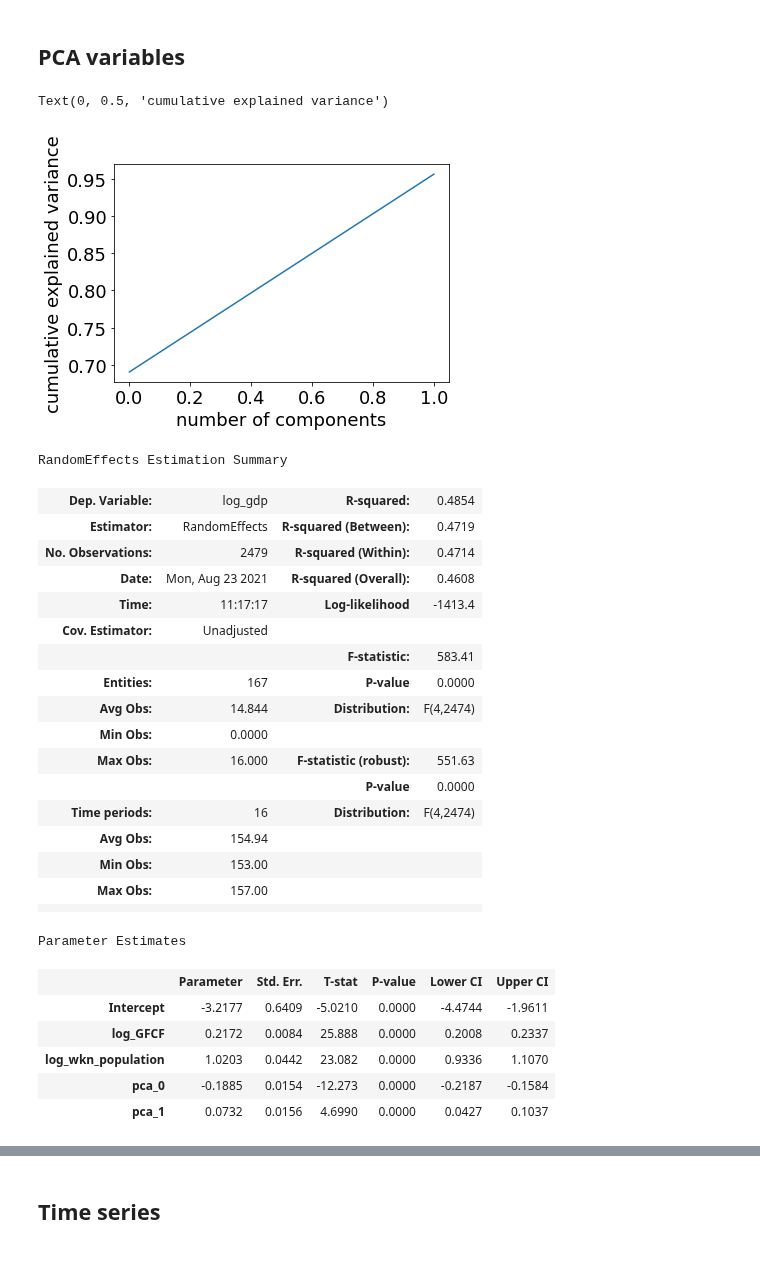
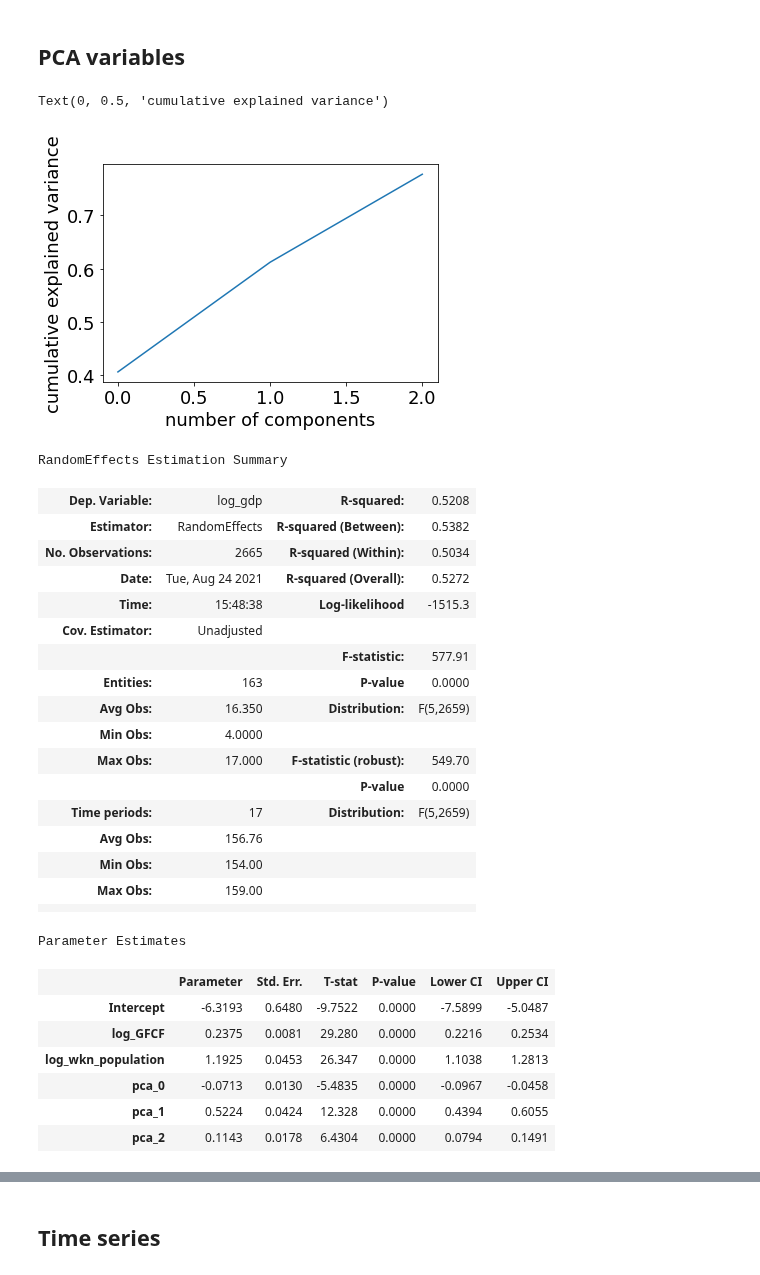
Before and after one commit to jaimeoliver1/social_capital_in_trade_networks, a Jupyter notebook: notebooks/01_01_linear_models_social_capital.ipynb, the cells around one changed output, grey strips where cells are left out. Cells and saved outputs as stored; diff of their text form; code cells hidden in the pictures.

```diff
--- a/notebooks/01_01_linear_models_social_capital.ipynb
+++ b/notebooks/01_01_linear_models_social_capital.ipynb
@@ -25,25 +25,27 @@ plt.rcParams.update({'font.size': 22})
 data_path = os.path.join(output_filepath, 'panel_data.parquet')
 df_model = pd.read_parquet(data_path)
 
-df_model = df_model[df_model.year.between(2001, 2016)]
-
+df_model = df_model[df_model.year.between(1995, 2016)]
 
 centralities = ['hubs', 'authorities','pagerank', 'gfi', 'bridging', 'favor']
 networks = ['financial', 'goods', 'human']
 #networks = ['financial', 'goods', 'estimated_human']
 
-df_model['human_authorities_cero'] = np.isclose(df_model.human_authorities, 0)
-df_model['receiving_cuntries'] = df_model.groupby('country').human_authorities_cero.transform(lambda x: sum(x)<len(x))
-
-#df_model = df_model[df_model.receiving_cuntries]
-
 for c in [f'{n}_{c}' for c in centralities for n in networks]:
     df_model[c] = df_model[c].map(lambda x: np.log1p(x*1.e8))
 
-df_model.loc[df_model.human_authorities_cero, 'human_authorities'] = np.nan
-df_model['human_authorities'] = df_model['human_authorities'].fillna(df_model.groupby('year')['human_authorities'].transform(lambda x: x.median()))
-
 df_model = df_model[~df_model.country.isin(['MNE', 'SRB', 'STP', 'PRK'])]
+# %%
+data_path = os.path.join(output_filepath, 'panel_data.parquet')
+df_model = pd.read_parquet(data_path)
+
+df_model = df_model[df_model.year.between(1995, 2016)]
+
+df_model.dropna(subset = ['log_GFCF'], inplace=True)
+#df_model = df_model[df_model.wkn_population>1.e6]
+# %%
+for c in [f'{n}_{c}' for c in centralities for n in networks]:
+    df_model[c] = df_model[c].map(lambda x: np.log1p(x*1.e8))
 # %%
 corr_cols = ['log_output', 'log_gdp', 'gini', 'log_GFCF', 'log_wkn_population'] + [f'{n}_{c}' for c in centralities for n in networks]
 
@@ -281,9 +278,9 @@ reduced_terms_list = ['financial_hubs',
                       'financial_authorities',
                       'goods_hubs',
                       'goods_authorities',
-                      #'human_hubs',
-                      #'human_authorities',
-                      #'human_favor'
+                      'human_hubs',
+                      'human_authorities',
+                      'human_favor'
                          ]
 
 reduced_terms_regression = ' + '.join(reduced_terms_list)
@@ -342,32 +381,32 @@ print(vif)
 # %%
 from sklearn.preprocessing import StandardScaler
 from sklearn.decomposition import PCA
 from sklearn.pipeline import Pipeline
 
-n = 2
+n = 3
 
 pipe = Pipeline([
         ('scale', StandardScaler()),
         ('reduce_dims', PCA(n_components=n))]
         )
 
 all_terms = [[n + '_' + c for c in centralities] for n in networks]
 all_terms = [item for sublist in all_terms for item in sublist]
 all_terms = reduced_terms_list.copy()
 df_model[[f'pca_{i}' for i in range(n)]] = pipe.fit_transform(df_model[all_terms])
 
 pipe = Pipeline([
         ('scale', StandardScaler()),
         ('reduce_dims', PCA(n_components=n))]
         )
 pipe.fit(df_model[all_terms])
 
 plt.plot(np.cumsum(pipe['reduce_dims'].explained_variance_ratio_))
 plt.xlabel('number of components')
 plt.ylabel('cumulative explained variance')
 # %% [output]
 Text(0, 0.5, 'cumulative explained variance')
-[figure, old version]
+[figure, new version]
 # %%
 f = 'log_gdp ~ log_GFCF + log_wkn_population + 1 + ' + ' + '.join([f'pca_{i}' for i in range(n)])
 y, X = patsy.dmatrices(f, df_model.set_index(['country','year']),  return_type='dataframe')
@@ -377,30 +416,31 @@ results = model.fit()
 results.summary
 # %% [output]
 RandomEffects Estimation Summary
-| Dep. Variable: | log_gdp | R-squared: | 0.4854 |
-| Estimator: | RandomEffects | R-squared (Between): | 0.4719 |
-| No. Observations: | 2479 | R-squared (Within): | 0.4714 |
-| Date: | Mon, Aug 23 2021 | R-squared (Overall): | 0.4608 |
-| Time: | 11:17:17 | Log-likelihood | -1413.4 |
+| Dep. Variable: | log_gdp | R-squared: | 0.5208 |
+| Estimator: | RandomEffects | R-squared (Between): | 0.5382 |
+| No. Observations: | 2665 | R-squared (Within): | 0.5034 |
+| Date: | Tue, Aug 24 2021 | R-squared (Overall): | 0.5272 |
+| Time: | 15:48:38 | Log-likelihood | -1515.3 |
 | Cov. Estimator: | Unadjusted |  |  |
-|  |  | F-statistic: | 583.41 |
-| Entities: | 167 | P-value | 0.0000 |
-| Avg Obs: | 14.844 | Distribution: | F(4,2474) |
-| Min Obs: | 0.0000 |  |  |
-| Max Obs: | 16.000 | F-statistic (robust): | 551.63 |
+|  |  | F-statistic: | 577.91 |
+| Entities: | 163 | P-value | 0.0000 |
+| Avg Obs: | 16.350 | Distribution: | F(5,2659) |
+| Min Obs: | 4.0000 |  |  |
+| Max Obs: | 17.000 | F-statistic (robust): | 549.70 |
 |  |  | P-value | 0.0000 |
-| Time periods: | 16 | Distribution: | F(4,2474) |
-| Avg Obs: | 154.94 |  |  |
-| Min Obs: | 153.00 |  |  |
-| Max Obs: | 157.00 |  |  |
+| Time periods: | 17 | Distribution: | F(5,2659) |
+| Avg Obs: | 156.76 |  |  |
+| Min Obs: | 154.00 |  |  |
+| Max Obs: | 159.00 |  |  |
 |  |  |  |  |
 Parameter Estimates
 |  | Parameter | Std. Err. | T-stat | P-value | Lower CI | Upper CI |
-| Intercept | -3.2177 | 0.6409 | -5.0210 | 0.0000 | -4.4744 | -1.9611 |
-| log_GFCF | 0.2172 | 0.0084 | 25.888 | 0.0000 | 0.2008 | 0.2337 |
-| log_wkn_population | 1.0203 | 0.0442 | 23.082 | 0.0000 | 0.9336 | 1.1070 |
-| pca_0 | -0.1885 | 0.0154 | -12.273 | 0.0000 | -0.2187 | -0.1584 |
-| pca_1 | 0.0732 | 0.0156 | 4.6990 | 0.0000 | 0.0427 | 0.1037 |
+| Intercept | -6.3193 | 0.6480 | -9.7522 | 0.0000 | -7.5899 | -5.0487 |
+| log_GFCF | 0.2375 | 0.0081 | 29.280 | 0.0000 | 0.2216 | 0.2534 |
+| log_wkn_population | 1.1925 | 0.0453 | 26.347 | 0.0000 | 1.1038 | 1.2813 |
+| pca_0 | -0.0713 | 0.0130 | -5.4835 | 0.0000 | -0.0967 | -0.0458 |
+| pca_1 | 0.5224 | 0.0424 | 12.328 | 0.0000 | 0.4394 | 0.6055 |
+| pca_2 | 0.1143 | 0.0178 | 6.4304 | 0.0000 | 0.0794 | 0.1491 |
 # %%
 df_radar = pd.DataFrame(pipe['reduce_dims'].components_, columns = all_terms)
 df_radar.loc[:,'coefs'] = pd.Series(results.params[[f'pca_{i}' for i in range(n)]].values)
```
Also changed, not shown: parts of 15 cells of this notebook, 8 other files.
